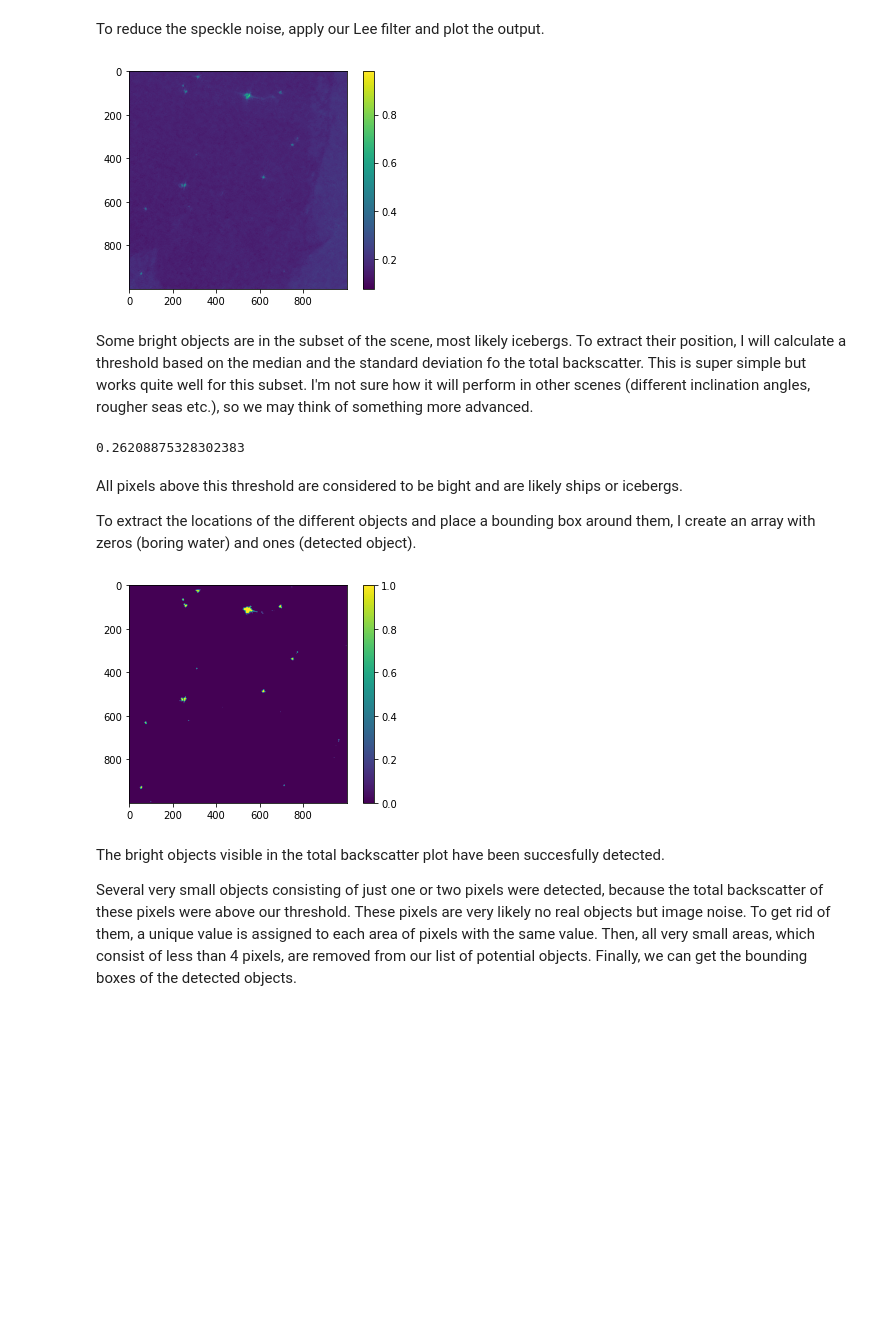
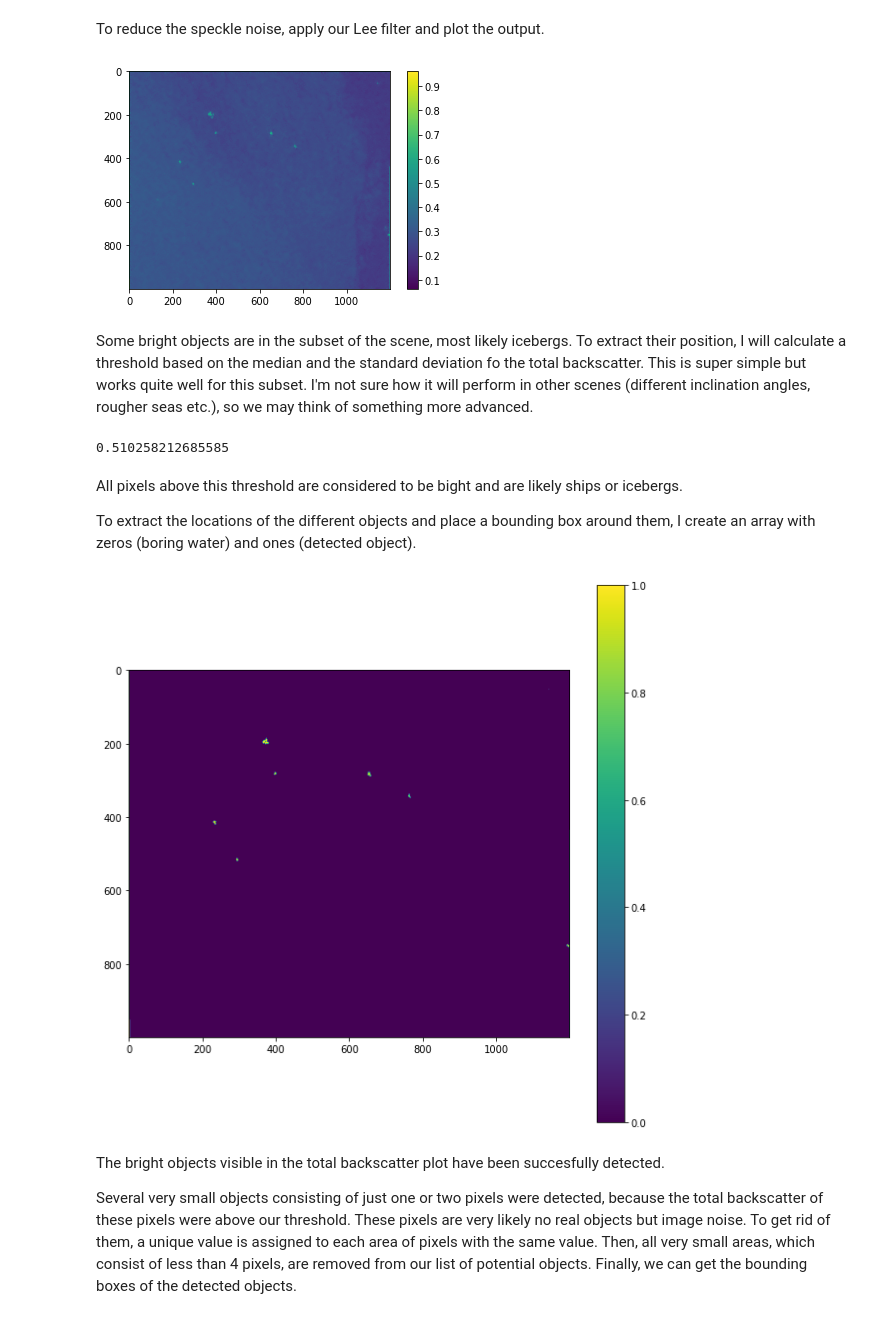
Before and after one commit to eikeschuett/IcebergShipDetection, a Jupyter notebook: Object_Detection.ipynb, the cells around one changed output. Cells and saved outputs as stored; diff of their text form; code cells hidden in the pictures; blank space fills up the shorter version.

```diff
--- a/Object_Detection.ipynb
+++ b/Object_Detection.ipynb
@@ -53,9 +53,9 @@ model = tf.keras.models.load_model('/content/drive/MyDrive/Iceberg_Ship_Classifi
 Create temporary working directory and unzip the satellite data to this directory.
 # %%
 # Path to .zip file in my mounted drive
-path = "/content/drive/MyDrive/Iceberg_Ship_Classification/"
-scene = "S1B_IW_GRDH_1SDH_20200730T100802_20200730T100827_022699_02B151_F93E_cal_ter_db_UTM_ms"
-file = scene + "_output.zip"
+path = "/content/drive/MyDrive/Iceberg_Ship_Classification/Testscenes/"
+file = "S1B_IW_GRDH_1SDH_20200730T100802_20200730T100827_022699_02B151_F93E_output.zip"
+#file = scene + "_output.zip"
 
 # Create temporary working diretory in colab
 wdir = "/content/" + file[:-4]
@@ -69,13 +69,13 @@ with zipfile.ZipFile(path+file, 'r') as zip_ref:
 Import the HH and HV bands as numpy arrays. To keep it simple, I will only use a 1000x1000 pixel subset of this scene. From the HH and HV bands we can calculate the total backscatter in a third band.
 # %%
 # The preprocessed data is already 1000 x 1000, because I had to process it on my laptop...
-x_start = 0 # 2000
-x_end = 1000 # 3000
-y_start = 0 # 6000
-y_end = 1000 # 7000
+#x_start = 0 # 2000
+#x_end = 1000 # 3000
+#y_start = 0 # 6000
+#y_end = 1000 # 7000
 
-hh = np.array(Image.open(file[:-11] + '_cal_ter_db_UTM_msk_Sigma0_HH_db.tif'))[x_start:x_end, y_start:y_end]
-hv = np.array(Image.open(file[:-11] + '_cal_ter_db_UTM_msk_Sigma0_HV_db.tif'))[x_start:x_end, y_start:y_end]
+hh = np.array(Image.open(file[:-11] + '_cal_ter_db_UTM_msk_Sigma0_HH_db.tif'))#[x_start:x_end, y_start:y_end]
+hv = np.array(Image.open(file[:-11] + '_cal_ter_db_UTM_msk_Sigma0_HV_db.tif'))#[x_start:x_end, y_start:y_end]
 
 b3 = hh + hv
 
@@ -85,7 +85,7 @@ hv = (hv - hv.min())/(hv.max()-hv.min())
 b3 = (b3 - b3.min())/(b3.max()-b3.min())
 
 # Also import the arrays containing the latitude and longtitude data.
-lat = np.array(Image.open(file[:-11] + '_cal_ter_db_UTM_msk_lat.tif'))[x_start:x_end, y_start:y_end]
-lon = np.array(Image.open(file[:-11] + '_cal_ter_db_UTM_msk_lon.tif'))[x_start:x_end, y_start:y_end]
+lat = np.array(Image.open(file[:-11] + '_cal_ter_db_UTM_msk_lat.tif'))#[x_start:x_end, y_start:y_end]
+lon = np.array(Image.open(file[:-11] + '_cal_ter_db_UTM_msk_lon.tif'))#[x_start:x_end, y_start:y_end]
 print(hh.shape)
 # %% [output]
@@ -116,14 +116,14 @@ plt.imshow(b3)
 plt.colorbar()
 plt.show()
 # %% [output]
-[figure, old version]
+[figure, new version]
 # %% [markdown]
 Some bright objects are in the subset of the scene, most likely icebergs. To extract their position, I will calculate a threshold based on the median and the standard deviation fo the total backscatter. This is super simple but works quite well for this subset. I'm not sure how it will perform in other scenes (different inclination angles, rougher seas etc.), so we may think of something more advanced.
 # %%
-thresh = np.nanmedian(b3) + 4*np.std(b3)
+thresh = np.nanmedian(b3) + 5*np.std(b3)
 print(thresh)
 # %% [output]
-0.26208875328302383
+0.510258212685585
 # %% [markdown]
 
 
@@ -133,14 +133,15 @@ To extract the locations of the different objects and place a bounding box aroun
 # %%
 # Create array of zeros
 roi = np.zeros(np.shape(b3))
 # Mark all potential objects with ones
 roi[b3>thresh] = 1
 
+plt.figure(figsize=(10,10))
 plt.imshow(roi)
 plt.colorbar()
 plt.show()
 # %% [output]
-[figure, old version]
+[figure, new version]
 # %% [markdown]
 
 
```
Also changed, not shown: parts of 5 cells of this notebook.
